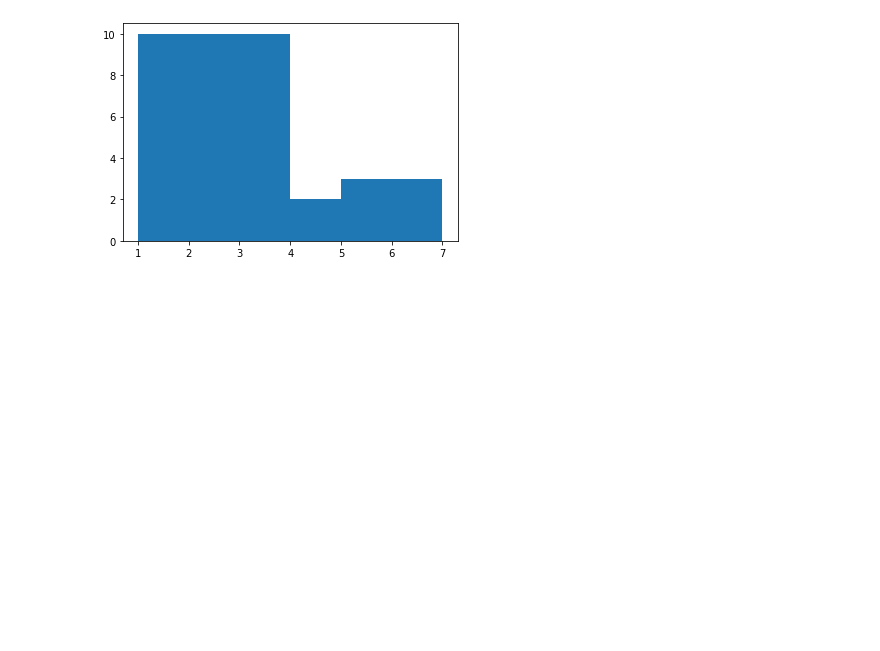
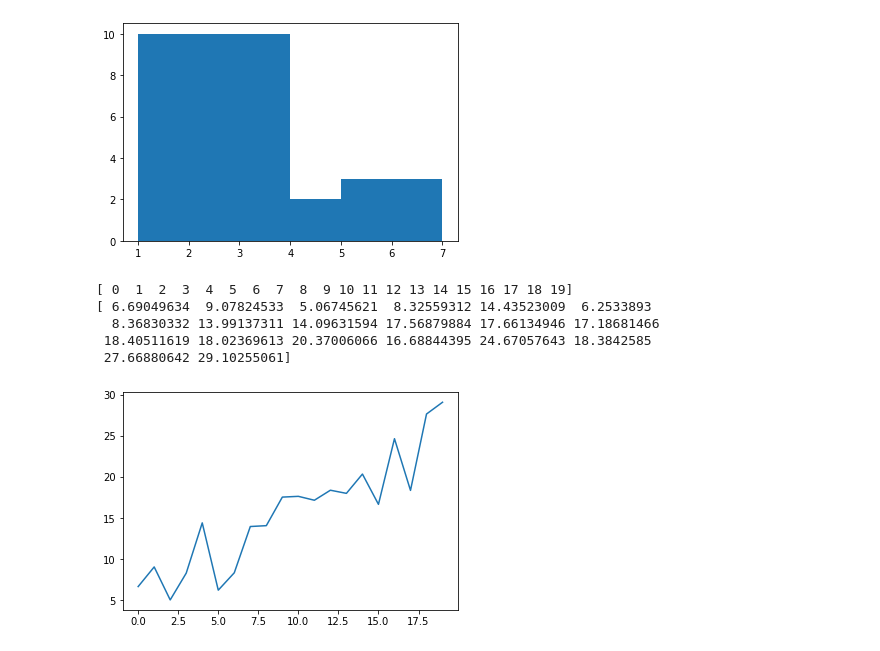
Before and after one commit to rprakashiyer/Python, a Jupyter notebook: Pandas/Pandas_Visualization.ipynb, the cells around one changed output. Saved outputs shown, nothing was run; the diff lists cells and outputs as text; code cells hidden in the pictures; blank space fills up the shorter version.

```diff
--- a/Pandas/Pandas_Visualization.ipynb
+++ b/Pandas/Pandas_Visualization.ipynb
@@ -352,3 +352,17 @@ plt.hist(vals,bins=[1,4,5,7])
 plt.show()
 # %% [output]
 [figure]
+# %%
+x = np.arange(0,20)
+y = np.linspace(1,20,20,dtype=np.int32)+np.random.rand(20)*10
+print(x)
+print(y)
+plt.plot(x,y)
+plt.show()
+# %% [output]
+[ 0  1  2  3  4  5  6  7  8  9 10 11 12 13 14 15 16 17 18 19]
+[ 6.69049634  9.07824533  5.06745621  8.32559312 14.43523009  6.2533893
+  8.36830332 13.99137311 14.09631594 17.56879884 17.66134946 17.18681466
+ 18.40511619 18.02369613 20.37006066 16.68844395 24.67057643 18.3842585
+ 27.66880642 29.10255061]
+[figure, added]
```
Also changed, not shown: parts of 25 cells of this notebook.
